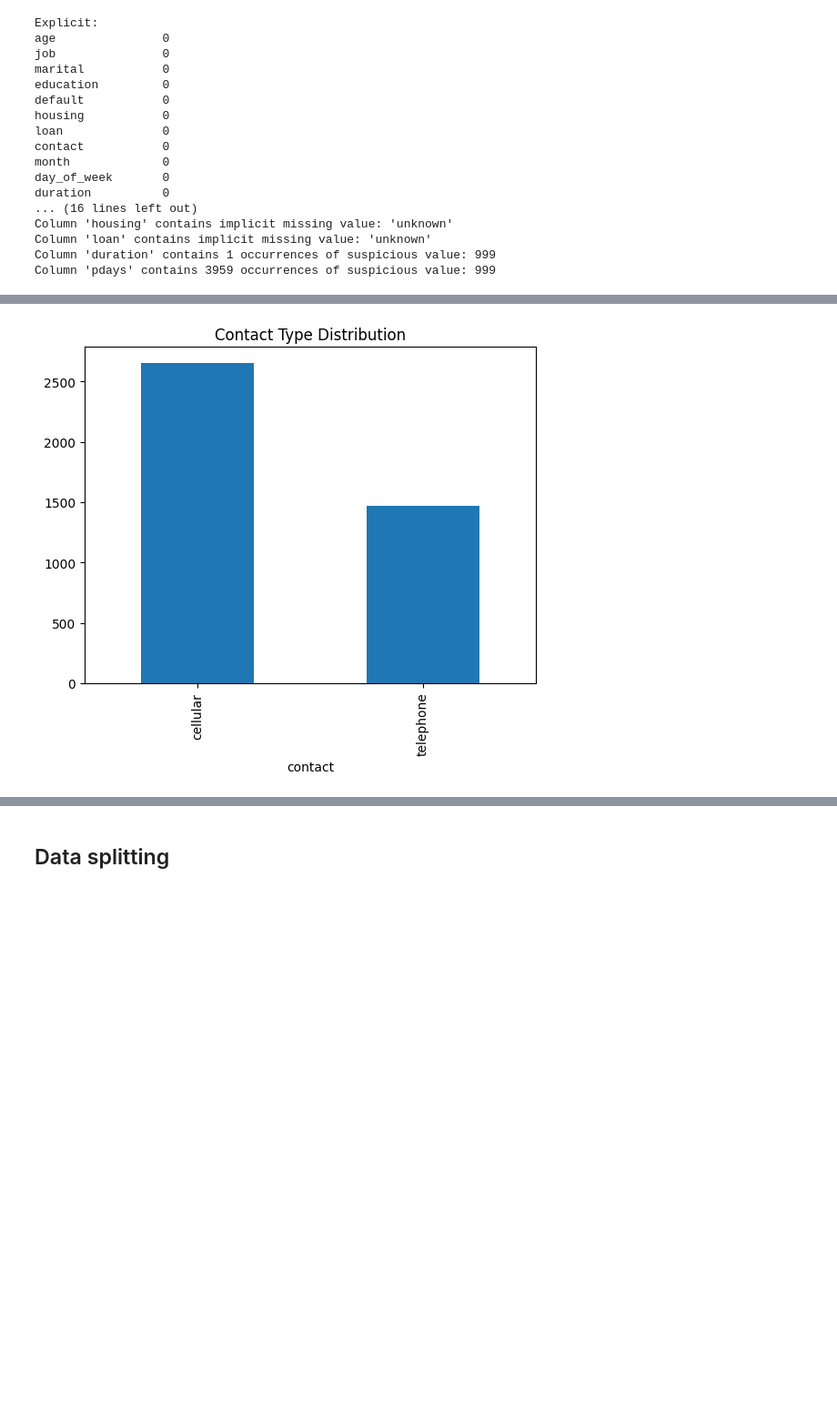
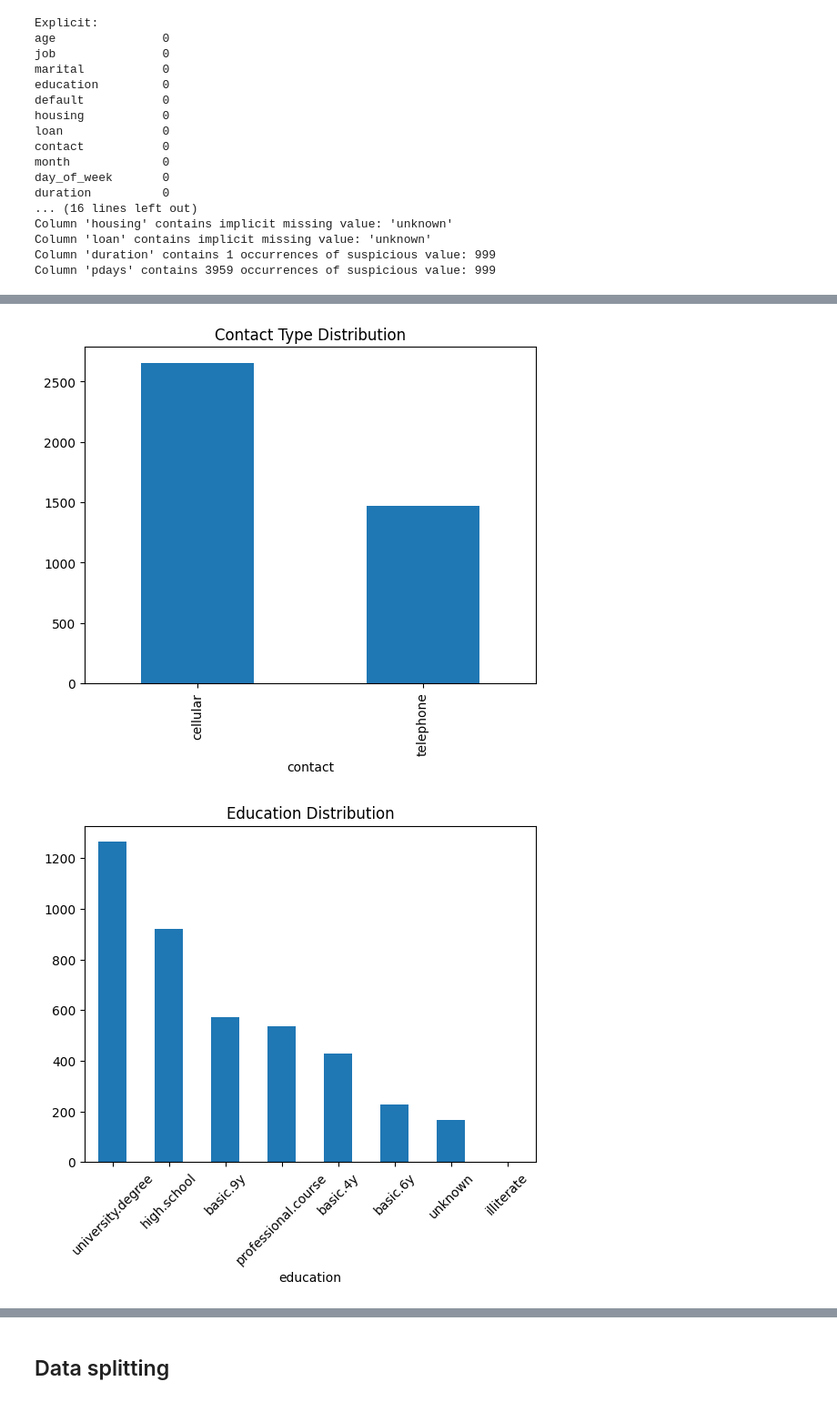
Before and after one commit to iciaradelino/ML-fundamentals-2026, a Jupyter notebook: assignment_1_iciar_adelino[_adelino].ipynb, the cells around one changed output, grey strips where cells are left out. Shown at 91% size. Saved outputs shown, nothing was run; the diff lists cells and outputs as text; code cells hidden in the pictures; blank space fills up the shorter version.

```diff
--- a/assignment_1_iciar_adelino[_adelino].ipynb
+++ b/assignment_1_iciar_adelino[_adelino].ipynb
@@ -265,14 +306,32 @@ We also inspect the distribution of categorical variables to check for long tail
 # %%
 # Job
 df["job"].value_counts().plot(kind="bar")
 plt.title("Job Distribution")
 plt.xticks(rotation=45)
 plt.show()
 
 # Contact type
 df["contact"].value_counts().plot(kind="bar")
 plt.title("Contact Type Distribution")
 plt.show()
+
+# Education
+df["education"].value_counts().plot(kind="bar")
+plt.title("Education Distribution")
+plt.xticks(rotation=45)
+plt.show()
+
+# Previous campaign outcome
+df["poutcome"].value_counts().plot(kind="bar")
+plt.title("Previous Campaign Outcome Distribution")
+plt.show()
+
+# Month
+df["month"].value_counts().plot(kind="bar")
+plt.title("Month Distribution")
+plt.xticks(rotation=45)
+plt.show()
 # %% [output]
 [figure]
 [figure]
+[figure, added]
```
Also changed, not shown: parts of 43 cells of this notebook.
